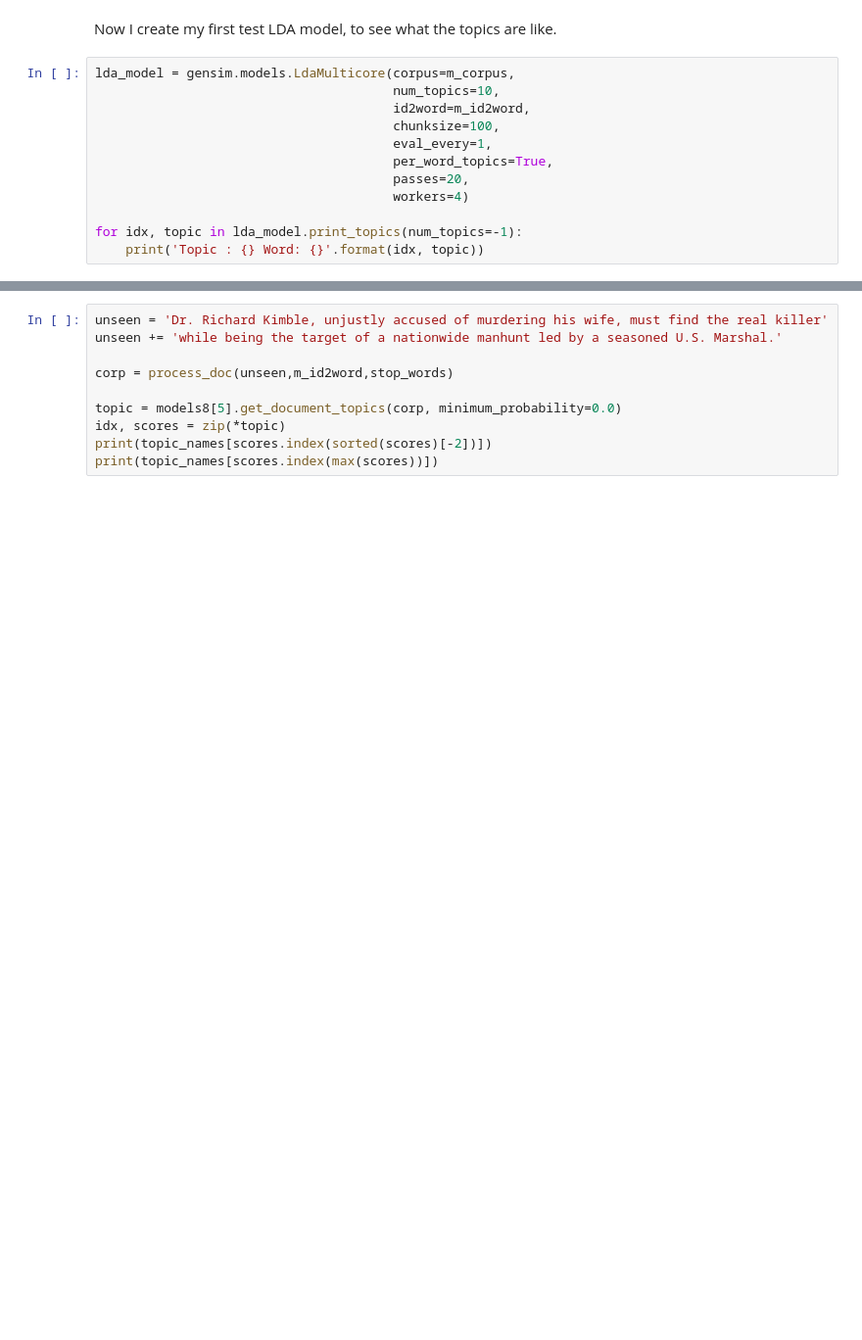
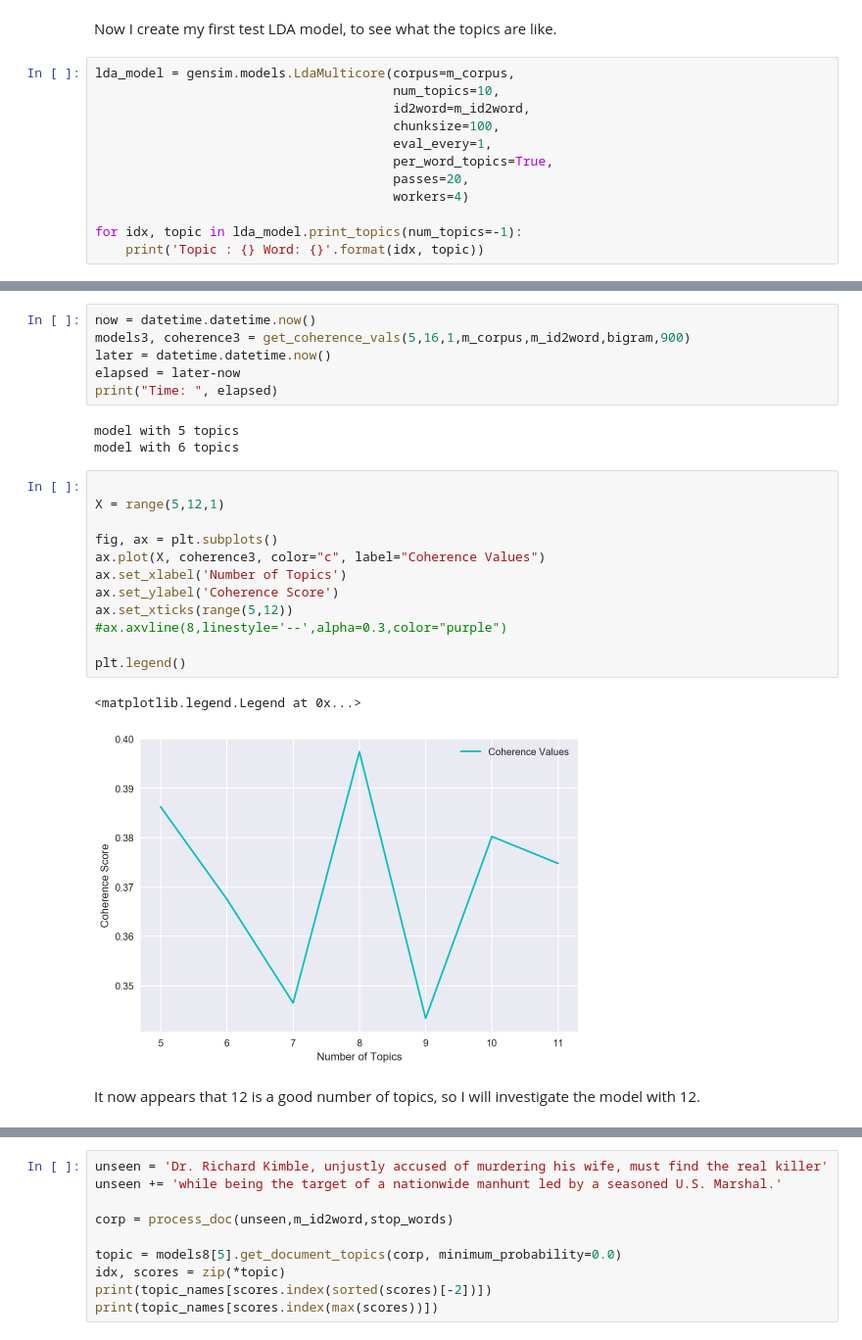
Before and after one commit to ZMBailey/movie_theme, a Jupyter notebook: themeter/dev/models.ipynb, the cells around one changed output, grey strips where cells are left out. Shown at 98% size. Saved outputs shown, nothing was run; the diff lists cells and outputs as text; blank space fills up the shorter version.

```diff
--- a/themeter/dev/models.ipynb
+++ b/themeter/dev/models.ipynb
@@ -405,0 +279,26 @@ for i in range(len(sample)):
+# %%
+now = datetime.datetime.now()
+models3, coherence3 = get_coherence_vals(5,16,1,m_corpus,m_id2word,bigram,900)
+later = datetime.datetime.now()
+elapsed = later-now
+print("Time: ", elapsed)
+# %% [output]
+model with 5 topics
+model with 6 topics
+# %%
+
+X = range(5,12,1)
+
+fig, ax = plt.subplots()
+ax.plot(X, coherence3, color="c", label="Coherence Values")
+ax.set_xlabel('Number of Topics')
+ax.set_ylabel('Coherence Score')
+ax.set_xticks(range(5,12))
+#ax.axvline(8,linestyle='--',alpha=0.3,color="purple")
+
+plt.legend()
+# %% [output]
+<matplotlib.legend.Legend at 0x...>
+[figure, added]
+# %% [markdown]
+It now appears that 12 is a good number of topics, so I will investigate the model with 12.
```
Also changed, not shown: parts of 36 cells of this notebook, 7 other files.
